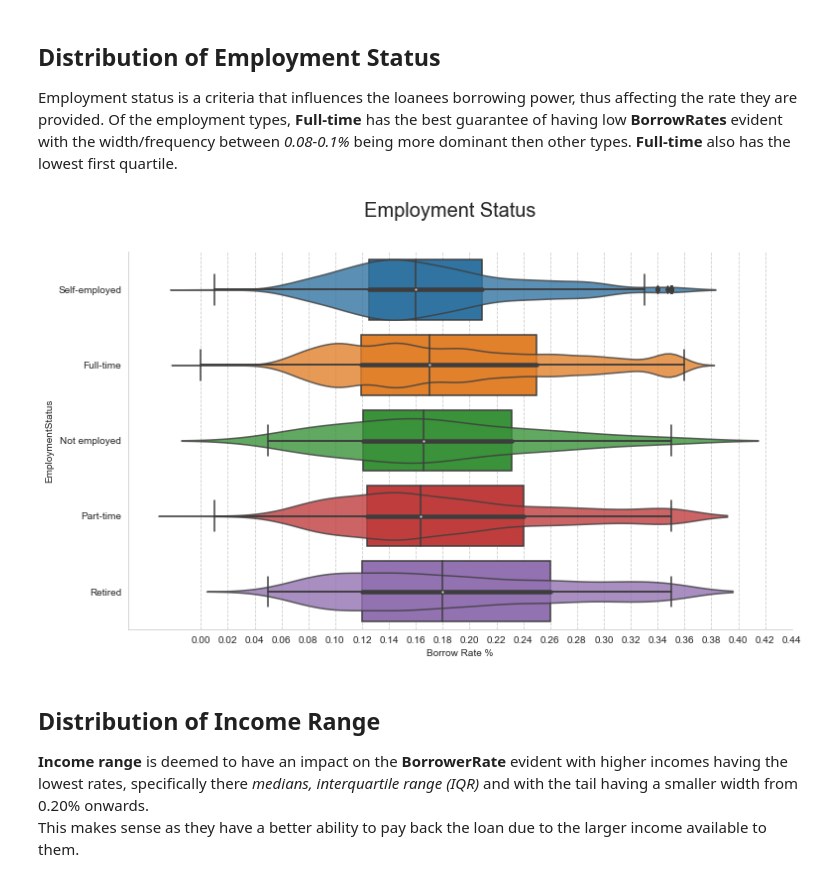
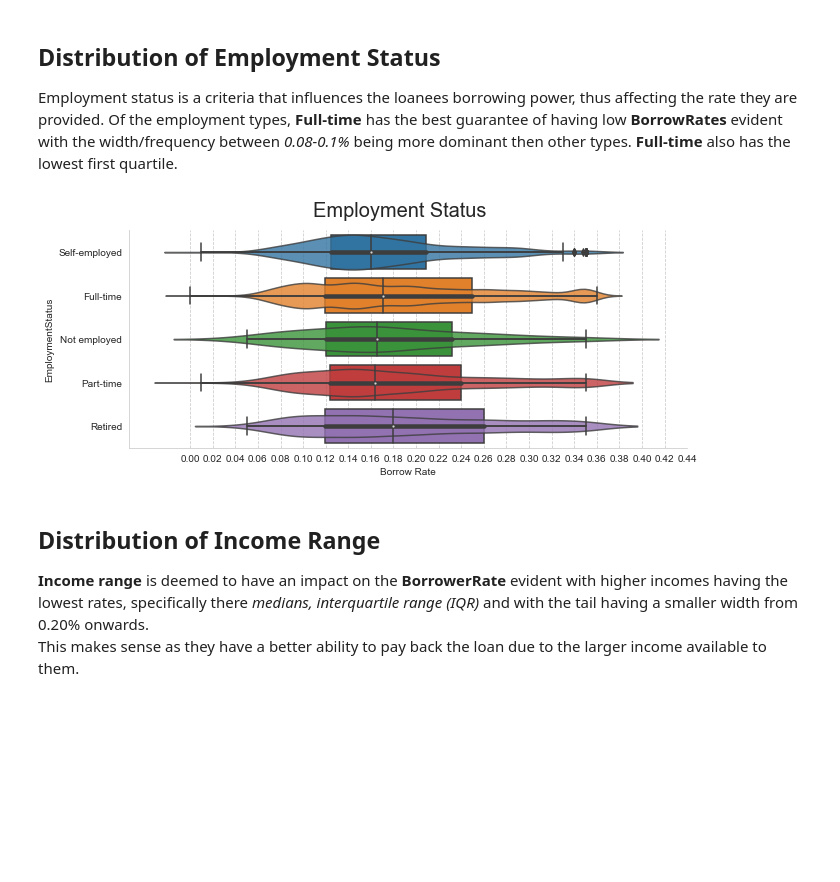
Before and after one commit to JCalaunan/PRJ_Python-Data-Visual, a Jupyter notebook: Loans Part 2.ipynb, the cells around one changed output. Cells and saved outputs as stored; diff of their text form; code cells hidden in the pictures; blank space fills up the shorter version.

Commit message:
Update review comment 3. Loans 2, final slides altered.

```diff
--- a/Loans Part 2.ipynb
+++ b/Loans Part 2.ipynb
@@ -258,23 +280,23 @@ employment_mask=~loans_df['EmploymentStatus'].isin(['Employed', 'Other'])
 # %%
 # initialize
 sb.set_style("whitegrid", {'grid.linestyle': '--'})
-fig, axes = plt.subplots(1,1, figsize=(12, 7))
+fig, axes = plt.subplots(1,1, figsize=(10, 4))
 sb.despine(fig)
 
 # prepare ticks
 minTickBorrow = np.arange(0, loans_df.BorrowerRate.max()+0.1, 0.02)
 
 # graph 1
 g0 = sb.violinplot(data=loans_df[employment_mask], x='BorrowerRate', y='EmploymentStatus', ax=axes);
 plt.setp(g0.collections, alpha=.8)
 
 # graph 2
 g1 = sb.boxplot(data=loans_df[employment_mask], x='BorrowerRate', y='EmploymentStatus', ax=axes);
-g1.set(xticks = minTickBorrow, xlabel='Borrow Rate %');
+g1.set(xticks = np.arange(0, loans_df.BorrowerRate.max()+0.1, 0.02), xlabel='Borrow Rate');
 
 fig.suptitle('Employment Status', fontsize=20);
 # %% [output]
-[figure, old version]
+[figure, new version]
 # %% [markdown]
 ## Distribution of Income Range
 **Income range** is deemed to have an impact on the **BorrowerRate** evident with higher incomes having the lowest rates, specifically there *medians, interquartile range (IQR)* and with the tail having a smaller width from 0.20% onwards.
```
Also changed, not shown: parts of 8 cells of this notebook, 2 other files.
